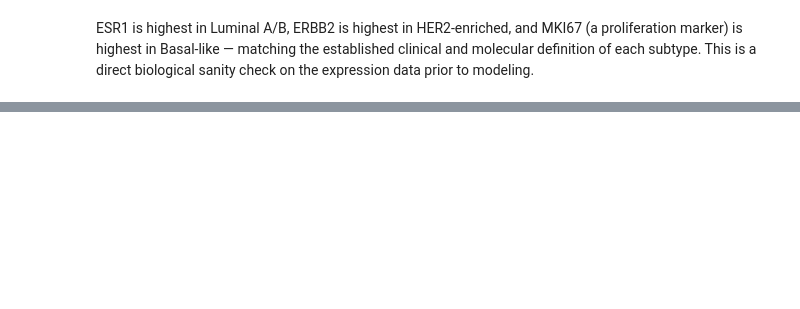
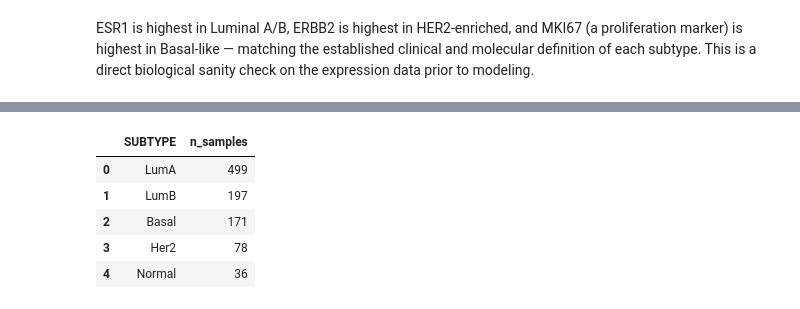
Before and after one commit to virginiagalvan/breast-cancer-subtype-predictor, a Jupyter notebook: notebooks/01_data_acquisition_qc.ipynb, the cells around one changed output, grey strips where cells are left out. Cells and saved outputs as stored; diff of their text form; code cells hidden in the pictures; blank space fills up the shorter version.

```diff
--- a/notebooks/01_data_acquisition_qc.ipynb
+++ b/notebooks/01_data_acquisition_qc.ipynb
@@ -192,0 +222,6 @@ output_path
+# %%
+db_path = os.path.join(DATA_DIR, "brca_pam50.db")
+engine = create_engine(f"sqlite:///{db_path}")
+dataset.to_sql("brca_pam50", engine, if_exists="replace", index=False)
+
+f"{len(dataset)} rows loaded into brca_pam50"
@@ -192,0 +234,25 @@ output_path
+# %%
+gene_columns_sql = ", ".join(f'"{gene}"' for gene in PAM50_GENES)
+
+cohort_query = f"""
+    SELECT PATIENT_ID, SAMPLE_ID, SUBTYPE, {gene_columns_sql}
+    FROM brca_pam50
+    WHERE SUBTYPE IS NOT NULL
+"""
+
+with engine.connect() as conn:
+    cohort = pd.read_sql(text(cohort_query), conn)
+    subtype_counts = pd.read_sql(
+        text("SELECT SUBTYPE, COUNT(*) AS n_samples FROM brca_pam50 "
+             "GROUP BY SUBTYPE ORDER BY n_samples DESC"),
+        conn,
+    )
+
+subtype_counts
+# %% [output]
+|  | SUBTYPE | n_samples |
+| 0 | LumA | 499 |
+| 1 | LumB | 197 |
+| 2 | Basal | 171 |
+| 3 | Her2 | 78 |
+| 4 | Normal | 36 |
```
Also changed, not shown: parts of 17 cells of this notebook, 3 other files.
